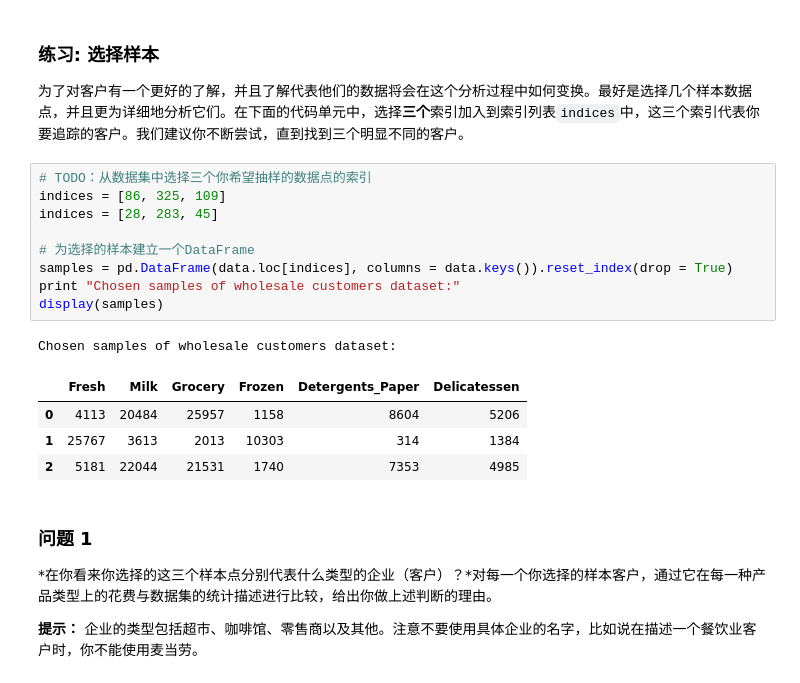
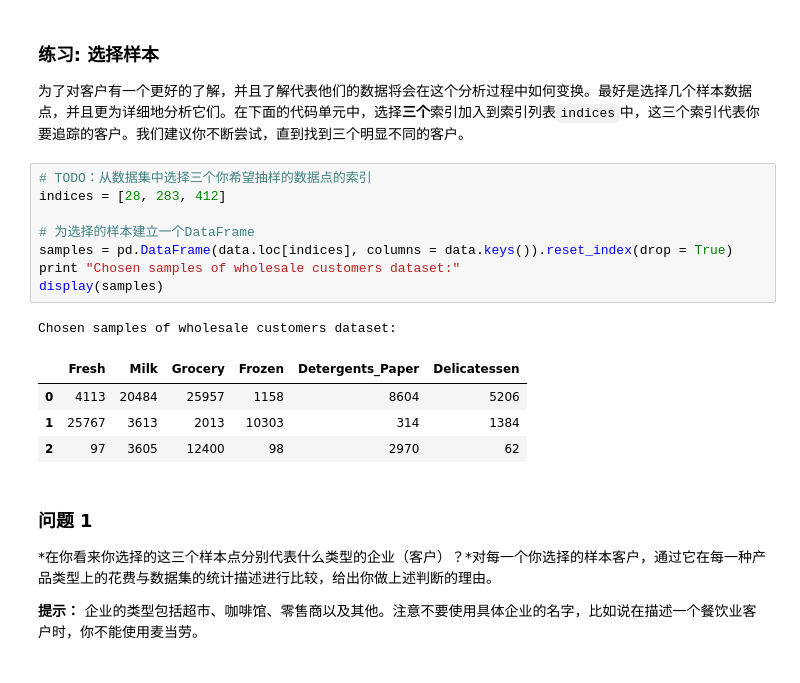
Before and after one commit to cchao1031/ML-nanodegree, a Jupyter notebook: creating_customer_segments/customer_segments.ipynb, the cells around one changed output. Saved outputs shown, nothing was run; the diff lists cells and outputs as text.

```diff
--- a/creating_customer_segments/customer_segments.ipynb
+++ b/creating_customer_segments/customer_segments.ipynb
@@ -58,19 +58,18 @@ display(data.describe())
 为了对客户有一个更好的了解，并且了解代表他们的数据将会在这个分析过程中如何变换。最好是选择几个样本数据点，并且更为详细地分析它们。在下面的代码单元中，选择**三个**索引加入到索引列表`indices`中，这三个索引代表你要追踪的客户。我们建议你不断尝试，直到找到三个明显不同的客户。
 # %%
 # TODO：从数据集中选择三个你希望抽样的数据点的索引
-indices = [86, 325, 109]
-indices = [28, 283, 45]
+indices = [28, 283, 412]
 
 # 为选择的样本建立一个DataFrame
 samples = pd.DataFrame(data.loc[indices], columns = data.keys()).reset_index(drop = True)
 print "Chosen samples of wholesale customers dataset:"
 display(samples)
 # %% [output]
 Chosen samples of wholesale customers dataset:
 |  | Fresh | Milk | Grocery | Frozen | Detergents_Paper | Delicatessen |
 | 0 | 4113 | 20484 | 25957 | 1158 | 8604 | 5206 |
 | 1 | 25767 | 3613 | 2013 | 10303 | 314 | 1384 |
-| 2 | 5181 | 22044 | 21531 | 1740 | 7353 | 4985 |
+| 2 | 97 | 3605 | 12400 | 98 | 2970 | 62 |
 # %% [markdown]
 ### 问题 1
 *在你看来你选择的这三个样本点分别代表什么类型的企业（客户）？*对每一个你选择的样本客户，通过它在每一种产品类型上的花费与数据集的统计描述进行比较，给出你做上述判断的理由。
```
Also changed, not shown: parts of 12 cells of this notebook.
